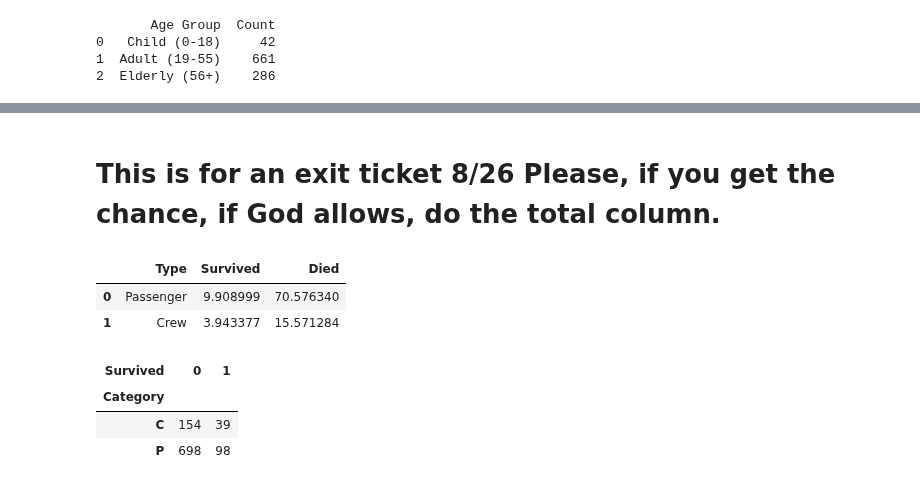
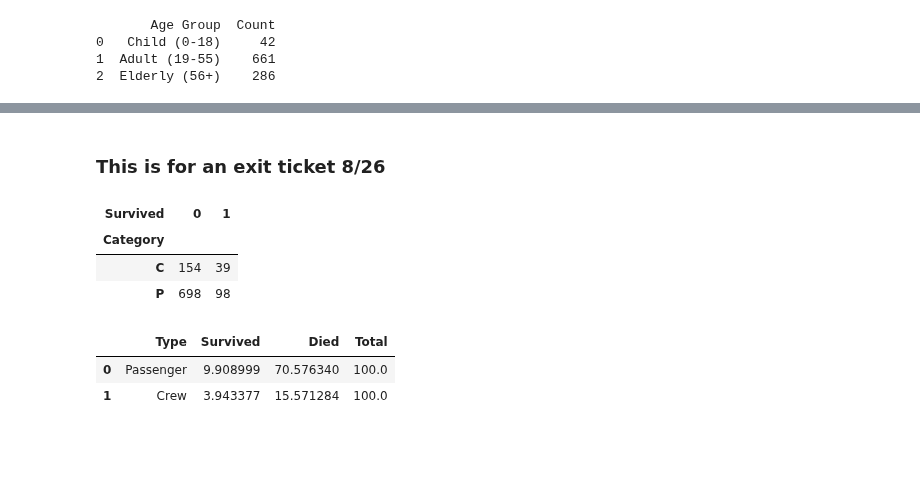
Before and after one commit to IsaacG-L/AI, a Jupyter notebook: Semester 1/Titanic/Titanic.ipynb, the cells around one changed output, grey strips where cells are left out. Drawn from its saved outputs; the diff is of its cells as text; code cells hidden in the pictures; blank space fills up the shorter version.

Commit message:
Exit ticket 8/26
We did it, yay!?!

```diff
--- a/Semester 1/Titanic/Titanic.ipynb
+++ b/Semester 1/Titanic/Titanic.ipynb
@@ -611,36 +593,54 @@ freqTable
-# %% [markdown]
-# This is for an exit ticket 8/26  Please, if you get the chance, if God allows, do the total column.
+# %% [markdown]
+### This is for an exit ticket 8/26
+# %%
+frequency = pd.crosstab(boaty['Category'], boaty["Survived"])
+frequency
+# %% [output]
+| Survived | 0 | 1 |
+| Category |  |  |
+| C | 154 | 39 |
+| P | 698 | 98 |
 # %%
 survived = {"Passenger": 0, "Crew": 0}
 died = {"Passenger": 0, "Crew": 0}
+
+totalPeople = 0
+totalS = 0
+totalD = 0
+
 for idx in range(len(boaty)):
     type = boaty.loc[idx]["Category"]
     personSurvived = boaty.loc[idx]["Survived"]
     if type == "P" and personSurvived == 1:
         survived["Passenger"] += 1
+        totalPeople += 1
+        totalS += 1
+        totalD += 1
     elif type == "P" and personSurvived == 0:
         died["Passenger"] += 1
+        totalPeople += 1
+        totalS += 1
+        totalD += 1
     elif type == "C" and personSurvived == 1:
         survived["Crew"] += 1
+        totalPeople += 1
+        totalS += 1
+        totalD += 1
     elif type == "C" and personSurvived == 0:
         died["Crew"] += 1
+        totalPeople += 1
+        totalS += 1
+        totalD += 1
 # %%
 personDF = {
     "Type": ["Passenger", "Crew"],
     "Survived": [survived["Passenger"]/len(boaty) * 100, survived["Crew"]/len(boaty) * 100],
-    "Died": [died["Passenger"]/len(boaty) * 100, died["Crew"]/len(boaty) * 100]
+    "Died": [died["Passenger"]/len(boaty) * 100, died["Crew"]/len(boaty) * 100],
+    "Total": [totalD/totalPeople * 100, totalS/totalPeople * 100]
 }
 personDF = pd.DataFrame(personDF)
 personDF.head()
 # %% [output]
-|  | Type | Survived | Died |
-| 0 | Passenger | 9.908999 | 70.576340 |
-| 1 | Crew | 3.943377 | 15.571284 |
+|  | Type | Survived | Died | Total |
+| 0 | Passenger | 9.908999 | 70.576340 | 100.0 |
+| 1 | Crew | 3.943377 | 15.571284 | 100.0 |
-# %%
-frequency = pd.crosstab(boaty['Category'], boaty["Survived"])
-frequency
-# %% [output]
-| Survived | 0 | 1 |
-| Category |  |  |
-| C | 154 | 39 |
-| P | 698 | 98 |
```
Also changed, not shown: parts of 4 cells of this notebook.
